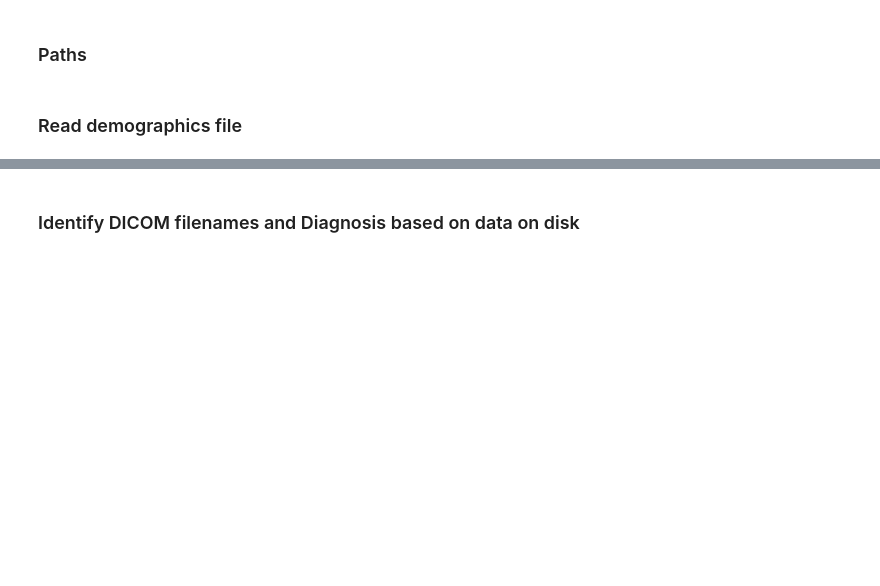
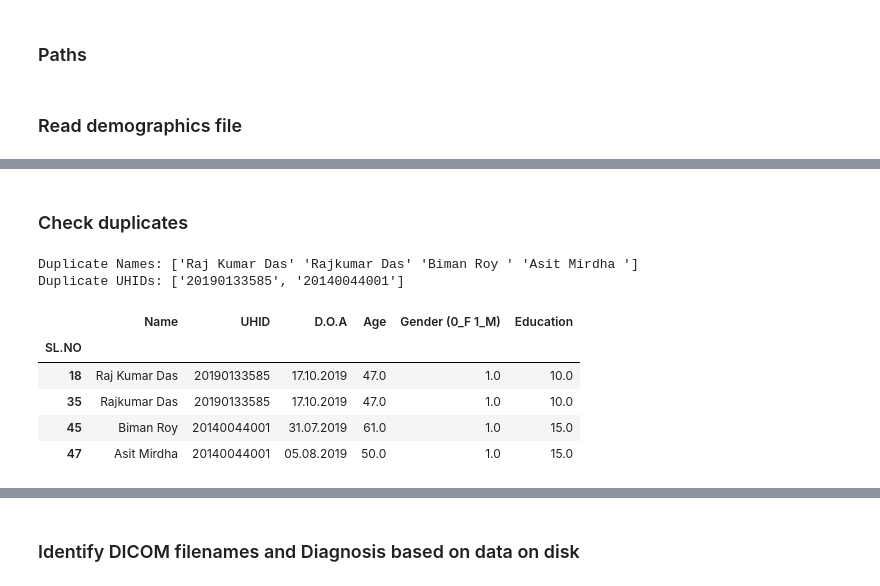
Before and after one commit to nipoppy/nipoppy, a Jupyter notebook: workflow/dicom_org/1_participant_naming.ipynb, the cells around one changed output, grey strips where cells are left out. Drawn from its saved outputs; the diff is of its cells as text; code cells hidden in the pictures; blank space fills up the shorter version.

```diff
--- a/workflow/dicom_org/1_participant_naming.ipynb
+++ b/workflow/dicom_org/1_participant_naming.ipynb
@@ -26,0 +40,16 @@ demo_df.head()
+# %% [markdown]
+### Check duplicates
+# %%
+duplicate_uhid = demo_df[demo_df["UHID"].duplicated()]["UHID"]
+duplicate_names = demo_df[demo_df["UHID"].isin(duplicate_uhid)]["Name"].values
+print(f"Duplicate Names: {duplicate_names}\nDuplicate UHIDs: {list(duplicate_uhid)}")
+demo_df[demo_df["UHID"].isin(duplicate_uhid)]
+# %% [output]
+Duplicate Names: ['Raj Kumar Das' 'Rajkumar Das' 'Biman Roy ' 'Asit Mirdha ']
+Duplicate UHIDs: ['20190133585', '20140044001']
+|  | Name | UHID | D.O.A | Age | Gender (0_F 1_M) | Education |
+| SL.NO |  |  |  |  |  |  |
+| 18 | Raj Kumar Das | 20190133585 | 17.10.2019 | 47.0 | 1.0 | 10.0 |
+| 35 | Rajkumar Das | 20190133585 | 17.10.2019 | 47.0 | 1.0 | 10.0 |
+| 45 | Biman Roy | 20140044001 | 31.07.2019 | 61.0 | 1.0 | 15.0 |
+| 47 | Asit Mirdha | 20140044001 | 05.08.2019 | 50.0 | 1.0 | 15.0 |
```
Also changed, not shown: parts of 21 cells of this notebook, 8 other files.
